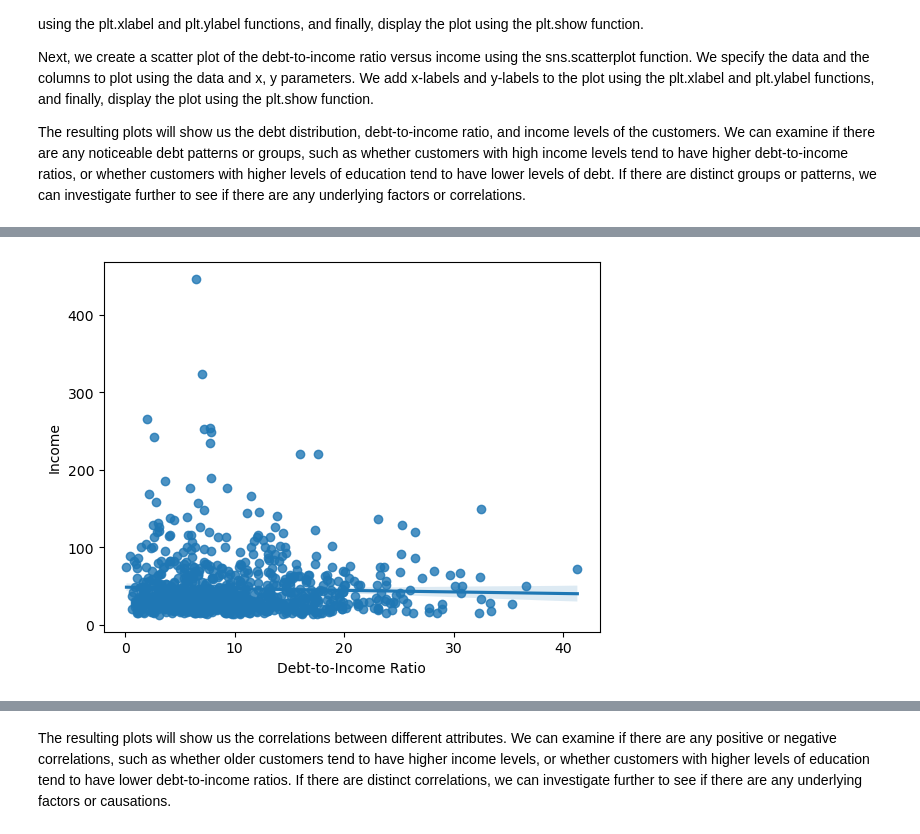
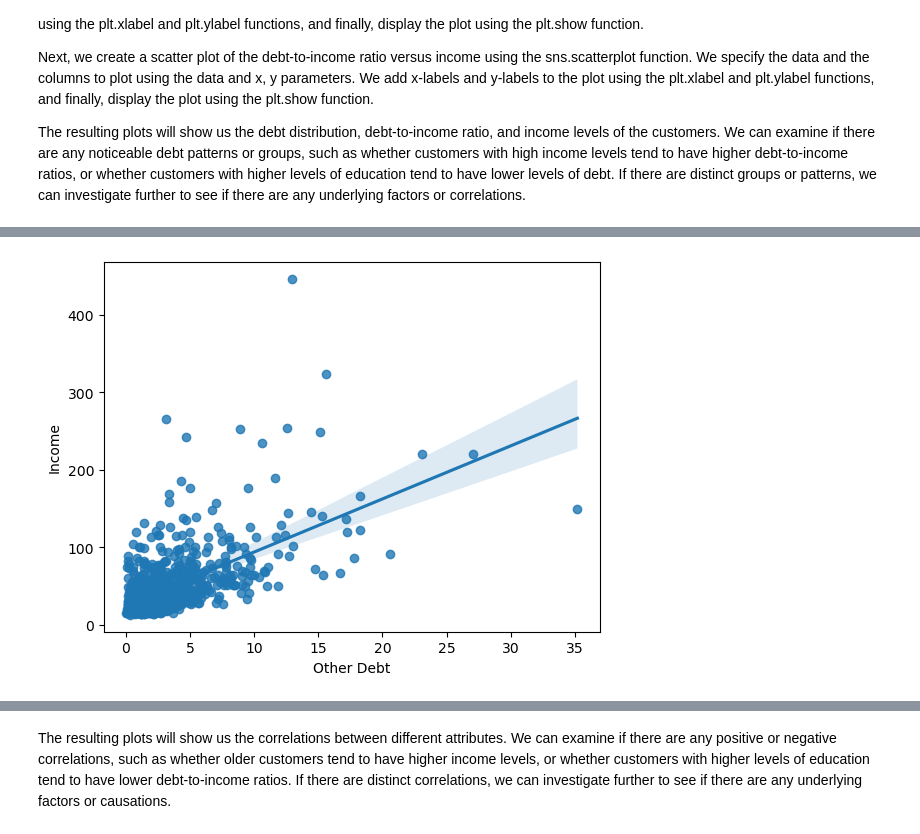
Before and after one commit to karthikmswamy/PandasNumPyScikit_MasterClass, a Jupyter notebook: ChapterTwo/CustomerSegmentation.ipynb, the cells around one changed output, grey strips where cells are left out. Saved outputs shown, nothing was run; the diff lists cells and outputs as text; code cells hidden in the pictures.

```diff
--- a/ChapterTwo/CustomerSegmentation.ipynb
+++ b/ChapterTwo/CustomerSegmentation.ipynb
@@ -101,0 +140,7 @@ plt.show()
+# %%
+# Create a scatter plot of total debt ratio versus income
+cust_df['Total Debt'] = cust_df['Other Debt'] + cust_df['Card Debt']
+sns.regplot(data=cust_df, x="Total Debt", y="Income", marker='.', color='g')
+plt.xlabel("Total Debt")
+plt.ylabel("Income")
+plt.show()
@@ -102,8 +149,8 @@ plt.show()
 # %%
-# Create a scatter plot of debt-to-income ratio versus income
-sns.regplot(data=cust_df, x="DebtIncomeRatio", y="Income")
-plt.xlabel("Debt-to-Income Ratio")
+# Create a histogram of other debt distribution
+sns.regplot(data=cust_df, x="Other Debt", y="Income")
+plt.xlabel("Other Debt")
 plt.ylabel("Income")
 plt.show()
 # %% [output]
-[figure, old version]
+[figure, new version]
```
Also changed, not shown: parts of 17 cells of this notebook.
